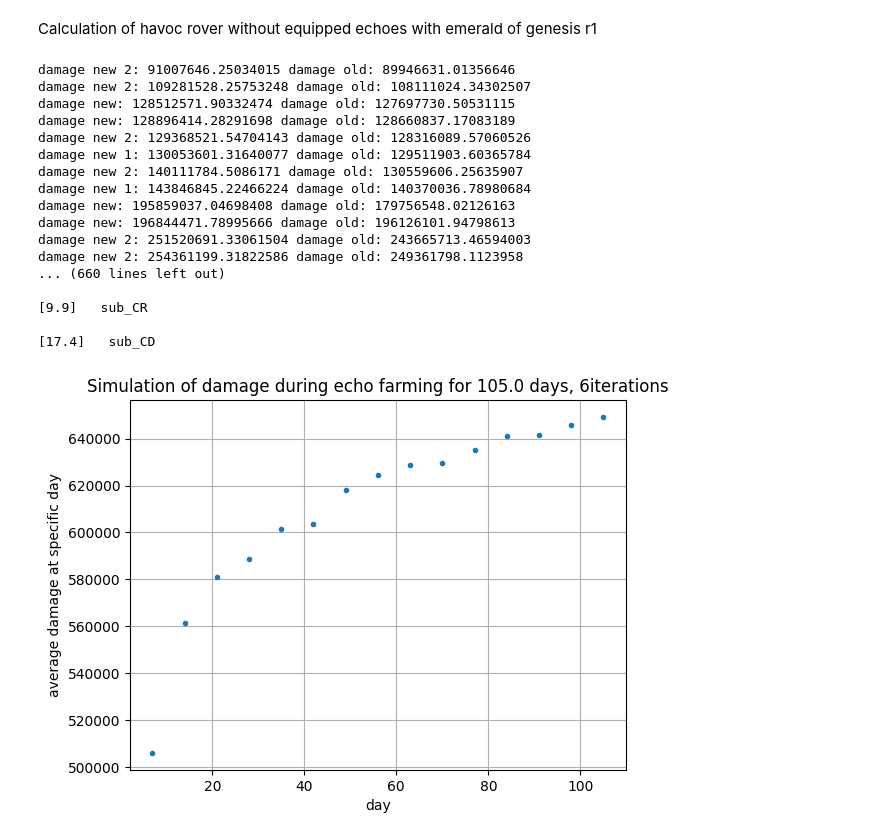
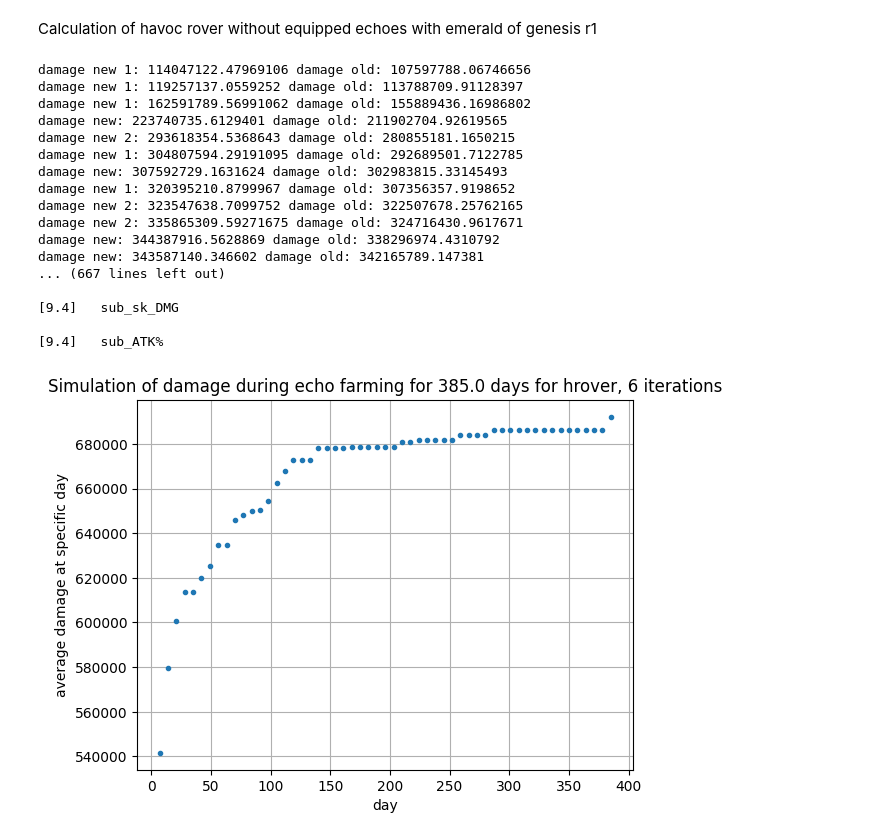
Before and after one commit to Devastator-dev/echoes_public, a Jupyter notebook: calculations_and_graphs.ipynb, the cells around one changed output. Saved outputs shown, nothing was run; the diff lists cells and outputs as text; code cells hidden in the pictures.

```diff
--- a/calculations_and_graphs.ipynb
+++ b/calculations_and_graphs.ipynb
@@ -10,23 +10,23 @@ import numpy as np
 import matplotlib
 import matplotlib.pyplot as plt
 # %%
-average_damages_through_days,percentages_of_max,list_of_days=addfun.simulate_rover_echo_farming(15,6,True,True)
+average_damages_through_days,percentages_of_max,list_of_days=addfun.simulate_rover_echo_farming(55,6,True,True)
 # %% [output]
-damage new 2: 91007646.25034015 damage old: 89946631.01356646
-damage new 2: 109281528.25753248 damage old: 108111024.34302507
-damage new: 128512571.90332474 damage old: 127697730.50531115
-damage new: 128896414.28291698 damage old: 128660837.17083189
-damage new 2: 129368521.54704143 damage old: 128316089.57060526
-damage new 1: 130053601.31640077 damage old: 129511903.60365784
-damage new 2: 140111784.5086171 damage old: 130559606.25635907
-damage new 1: 143846845.22466224 damage old: 140370036.78980684
-damage new: 195859037.04698408 damage old: 179756548.02126163
-damage new: 196844471.78995666 damage old: 196126101.94798613
-damage new 2: 251520691.33061504 damage old: 243665713.46594003
-damage new 2: 254361199.31822586 damage old: 249361798.1123958
-... (660 lines left out)
+damage new 1: 114047122.47969106 damage old: 107597788.06746656
+damage new 1: 119257137.0559252 damage old: 113788709.91128397
+damage new 1: 162591789.56991062 damage old: 155889436.16986802
+damage new: 223740735.6129401 damage old: 211902704.92619565
+damage new 2: 293618354.5368643 damage old: 280855181.1650215
+damage new 1: 304807594.29191095 damage old: 292689501.7122785
+damage new: 307592729.1631624 damage old: 302983815.33145493
+damage new 1: 320395210.8799967 damage old: 307356357.9198652
+damage new 2: 323547638.7099752 damage old: 322507678.25762165
+damage new 2: 335865309.59271675 damage old: 324716430.9617671
+damage new: 344387916.5628869 damage old: 338296974.4310792
+damage new: 343587140.346602 damage old: 342165789.147381
+... (667 lines left out)
 
-[9.9]   sub_CR
+[9.4]   sub_sk_DMG
 
-[17.4]   sub_CD
+[9.4]   sub_ATK%
-[figure, old version]
+[figure, new version]
```
Also changed, not shown: parts of 4 cells of this notebook, 3 other files.
